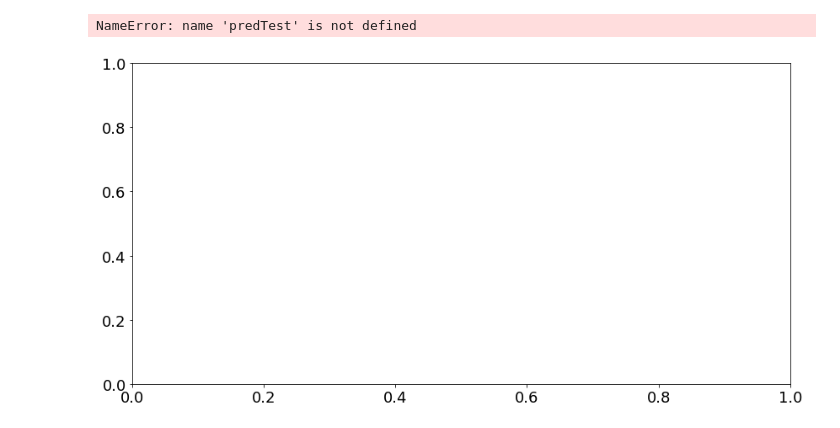
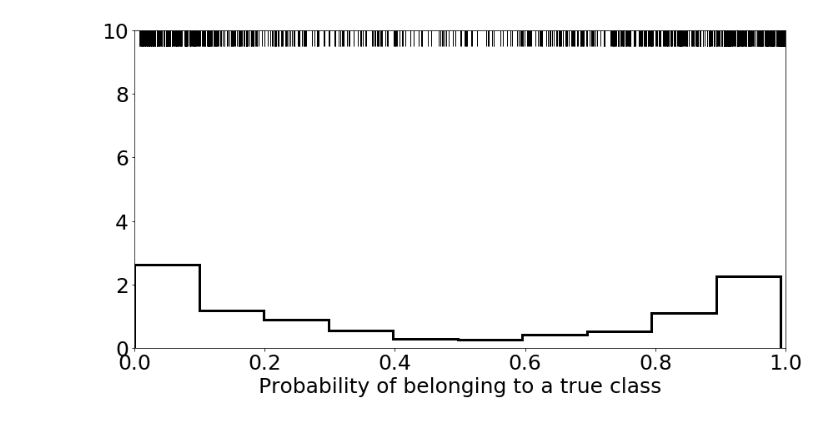
Before and after one commit to frperezgalarce/vsbms, a Jupyter notebook: Notebooks/Figure2.ipynb, the cells around one changed output. Cells and saved outputs as stored; diff of their text form; code cells hidden in the pictures.

```diff
--- a/Notebooks/Figure2.ipynb
+++ b/Notebooks/Figure2.ipynb
@@ -5,7 +5,7 @@ import numpy as np; np.random.seed(42)
 import matplotlib.pyplot as plt
 import seaborn as sns
 # %%
-path_train = '/home/franciscoperez/Documents/GitHub/data/BIASEDFATS/Train_rrlyr-3.csv'
-path_test = '/home/franciscoperez/Documents/GitHub/data/BIASEDFATS/Test_rrlyr-3.csv'
+path_train = '/home/franciscoperez/Documents/GitHub/data/BIASEDFATS/Train_rrlyr-1.csv'
+path_test = '/home/franciscoperez/Documents/GitHub/data/BIASEDFATS/Test_rrlyr-1.csv'
 lc_test = pd.read_table(path_test, sep= ',')
 lc_train = pd.read_table(path_train, sep= ',')
@@ -11,0 +15,18 @@ lc_train = pd.read_table(path_train, sep= ',')
+# %%
+predTrain = lc_train['Pred'].sample(1000)
+predTest = lc_test['Pred'].sample(1000)
+# %%
+rc={'axes.labelsize': 25, 'font.size': 25, 'legend.fontsize': 25.0, 'axes.titlesize': 18}
+plt.rcParams.update(**rc)
+
+
+fig, ax = plt.subplots(figsize=(14, 7))
+plt.xlim(0,)
+sns.distplot(1-predTrain, rug=False, hist=True, kde=False, color='black',  kde_kws={"color": "k", "lw": 3},
+                  hist_kws={"histtype": "step", "linewidth": 3,
+                            "alpha": 1, "color": "black"}, norm_hist=True, bins =10);
+
+upper_rugplot(predTrain, ax=ax, color='black')
+plt.ylim(0,10)
+plt.xlabel('Probability of belonging to a true class')
+plt.show()
@@ -12,14 +35,17 @@ lc_train = pd.read_table(path_train, sep= ',')
 # %%
-
-rc={'axes.labelsize': 18, 'font.size': 18, 'legend.fontsize': 18.0, 'axes.titlesize': 18}
+rc={'axes.labelsize': 25, 'font.size': 25, 'legend.fontsize': 25.0, 'axes.titlesize': 18}
 plt.rcParams.update(**rc)
 
-plt.figure(figsize=(14, 7))
+
+fig, ax = plt.subplots(figsize=(14, 7))
 plt.xlim(0,)
-sns.distplot(predTest, rug=True, hist=False, color='black',  kde_kws={"color": "k", "lw": 3},
+sns.distplot(1-predTest, rug=False, hist=True, kde=False, color='black',  kde_kws={"color": "k", "lw": 3},
                   hist_kws={"histtype": "step", "linewidth": 3,
-                            "alpha": 1, "color": "black"}, norm_hist=True);
+                            "alpha": 1, "color": "black"}, norm_hist=True, bins =10);
+
+upper_rugplot(predTest, ax=ax, color='black')
+plt.ylim(0,10)
 plt.xlabel('Probability of belonging to a true class')
+plt.show()
 # %% [output]
-NameError: name 'predTest' is not defined
-[figure, old version]
+[figure, new version]
```
Also changed, not shown: parts of 6 cells of this notebook, 1 other file.
